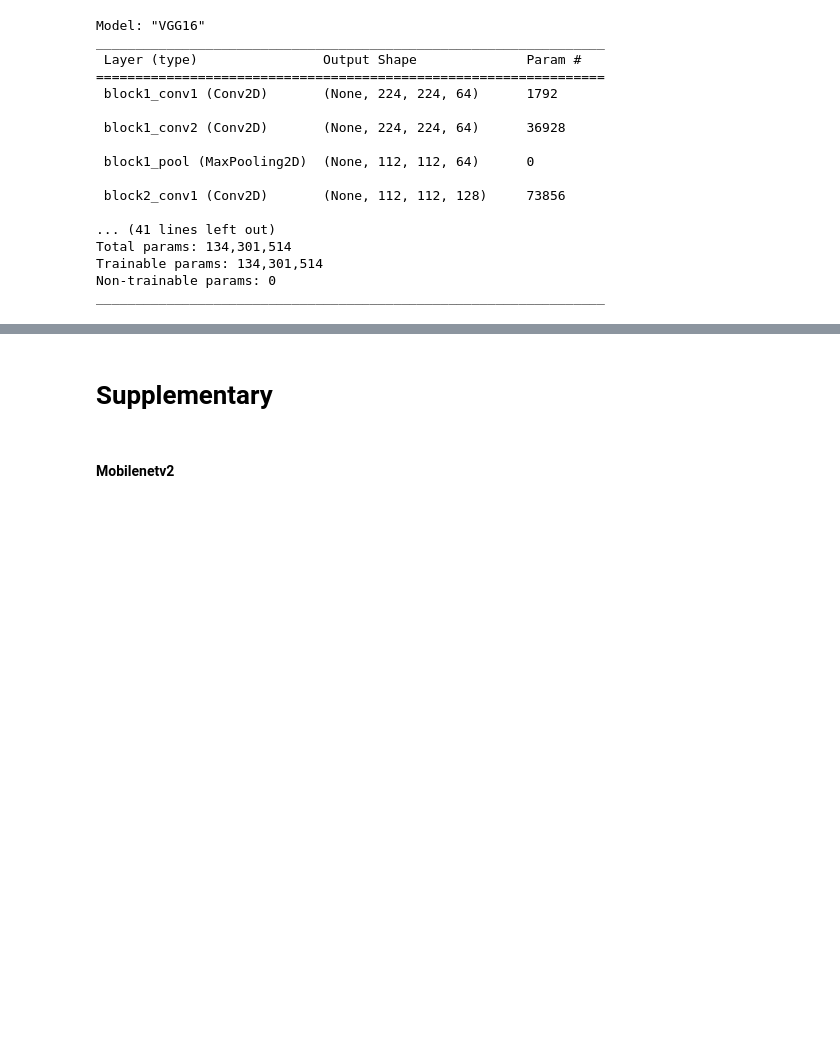
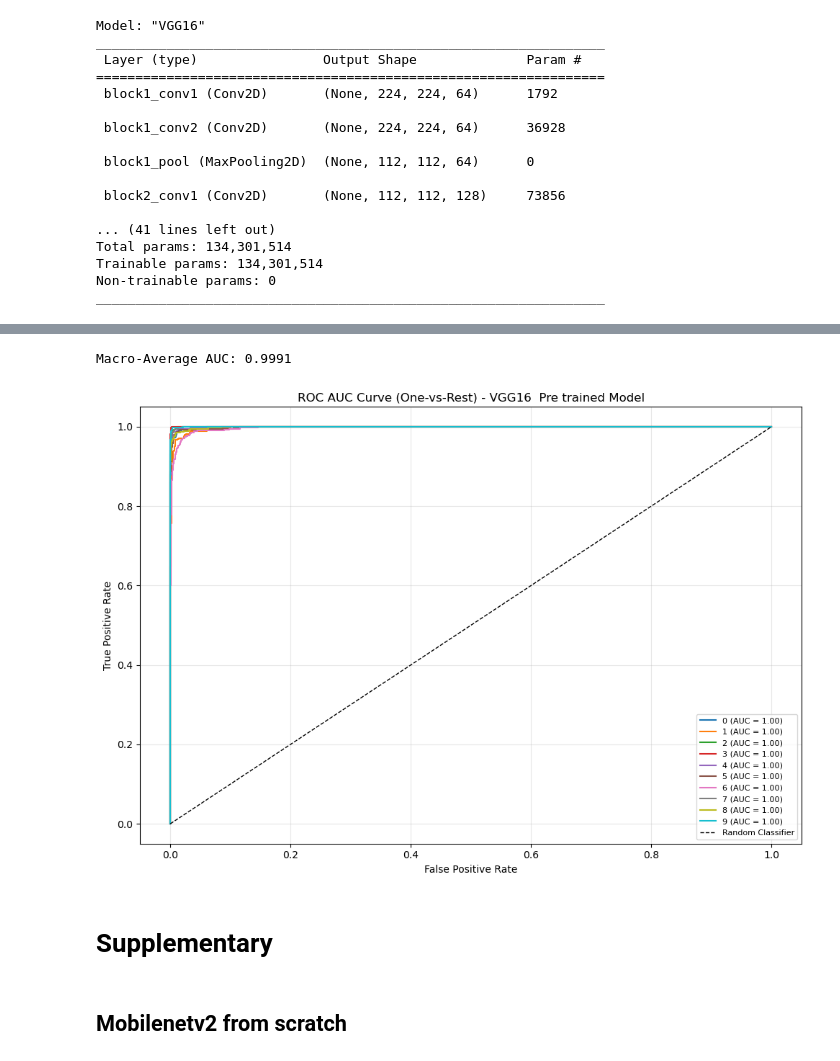
Before and after one commit to JomariIGL/CPE-313, a Jupyter notebook: HOA 7.2/hoa7.2.ipynb, the cells around one changed output, grey strips where cells are left out. Saved outputs shown, nothing was run; the diff lists cells and outputs as text; code cells hidden in the pictures; blank space fills up the shorter version.

```diff
--- a/HOA 7.2/hoa7.2.ipynb
+++ b/HOA 7.2/hoa7.2.ipynb
@@ -87,5 +87,5 @@ def buildvgg16(input_shape=(224, 224, 3), num_classes=10):
 # %% [markdown]
 i've followed what a certain website looks like about the vgg16 similar to it and few configuration to make sure that my model will run
 # %%
-model = buildvgg16(input_shape=(224, 224, 3), num_classes=10)
+model1 = buildvgg16(input_shape=(224, 224, 3), num_classes=10)
 # %%
@@ -380,0 +374,18 @@ Epoch 10/10
+# %%
+y_true, y_pred_probs = [], []
+
+for images, labels in val_ds:
+    probs = model2.predict(images, verbose=0)
+    y_pred_probs.extend(probs)
+    y_true.extend(labels.numpy())
+
+y_true       = np.array(y_true)
+y_pred_probs = np.array(y_pred_probs)
+y_pred       = np.argmax(y_pred_probs, axis=1)
+
+
+report = classification_report(y_true, y_pred, target_names=class_names, output_dict=True)
+report_df = pd.DataFrame(report).transpose()
+
+print("\nClassification Report: VGG16 Pre trained Model")
+print(classification_report(y_true, y_pred, target_names=class_names))
@@ -381,7 +441,34 @@ Epoch 10/10
+# %%
+y_true_bin = label_binarize(y_true, classes=list(range(10)))
+
+plt.figure(figsize=(10, 7))
+colors = plt.cm.tab10(np.linspace(0, 1, 10))
+
+auc_scores = []
+for i, color in zip(range(10), colors):
+    fpr, tpr, _ = roc_curve(y_true_bin[:, i], y_pred_probs[:, i])
+    roc_auc     = auc(fpr, tpr)
+    auc_scores.append(roc_auc)
+    plt.plot(fpr, tpr, color=color, lw=1.5,
+             label=f'{class_names[i]} (AUC = {roc_auc:.2f})')
+
+print(f"\nMacro-Average AUC: {np.mean(auc_scores):.4f}")
+
+plt.plot([0, 1], [0, 1], 'k--', lw=1, label='Random Classifier')
+plt.xlabel('False Positive Rate')
+plt.ylabel('True Positive Rate')
+plt.title('ROC AUC Curve (One-vs-Rest) - VGG16  Pre trained Model')
+plt.legend(loc='lower right', fontsize=8)
+plt.grid(True, alpha=0.3)
+plt.tight_layout()
+plt.show()
+# %% [output]
+Macro-Average AUC: 0.9991
+[figure, added]
 # %% [markdown]
 # Supplementary
 # %% [markdown]
-#### Mobilenetv2
+## Mobilenetv2 from scratch
 # %%
 def expansion_block(x,t,filters,block_id):
     prefix = 'block_{}_'.format(block_id)
```
Also changed, not shown: parts of 55 cells of this notebook, 1 other file.
